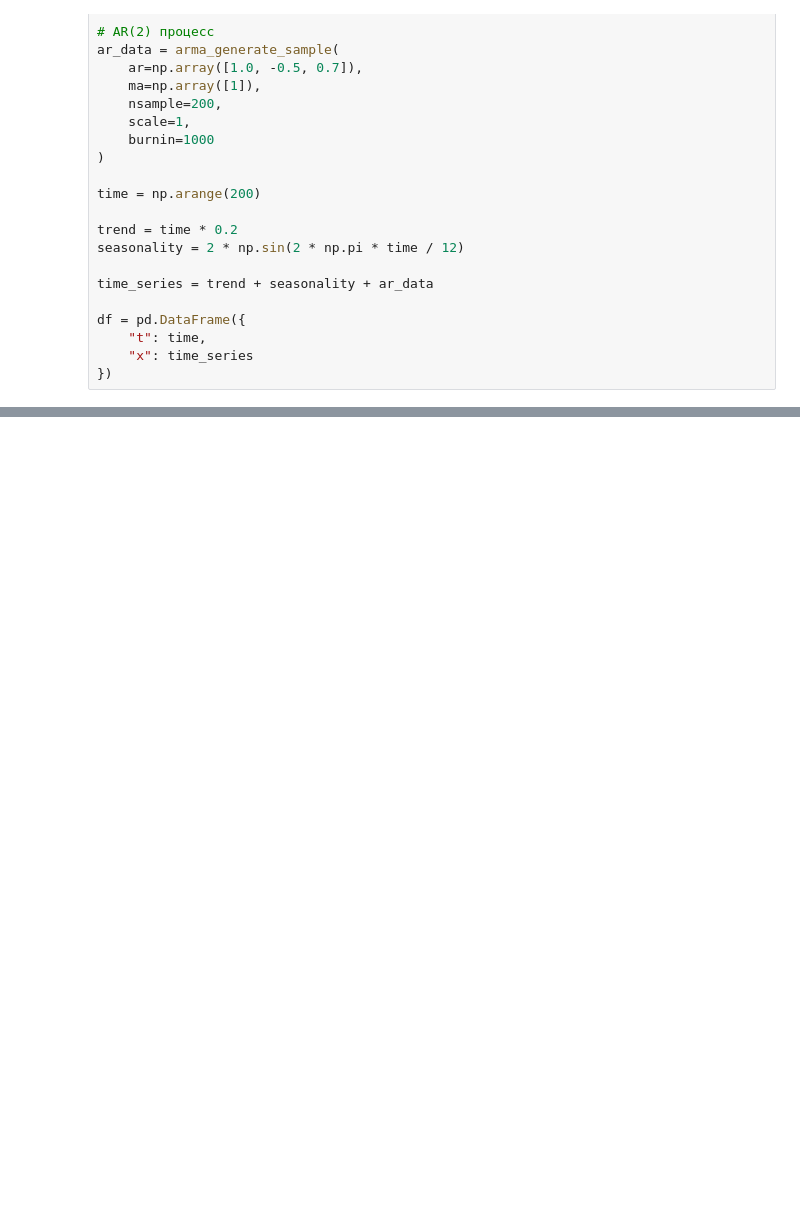
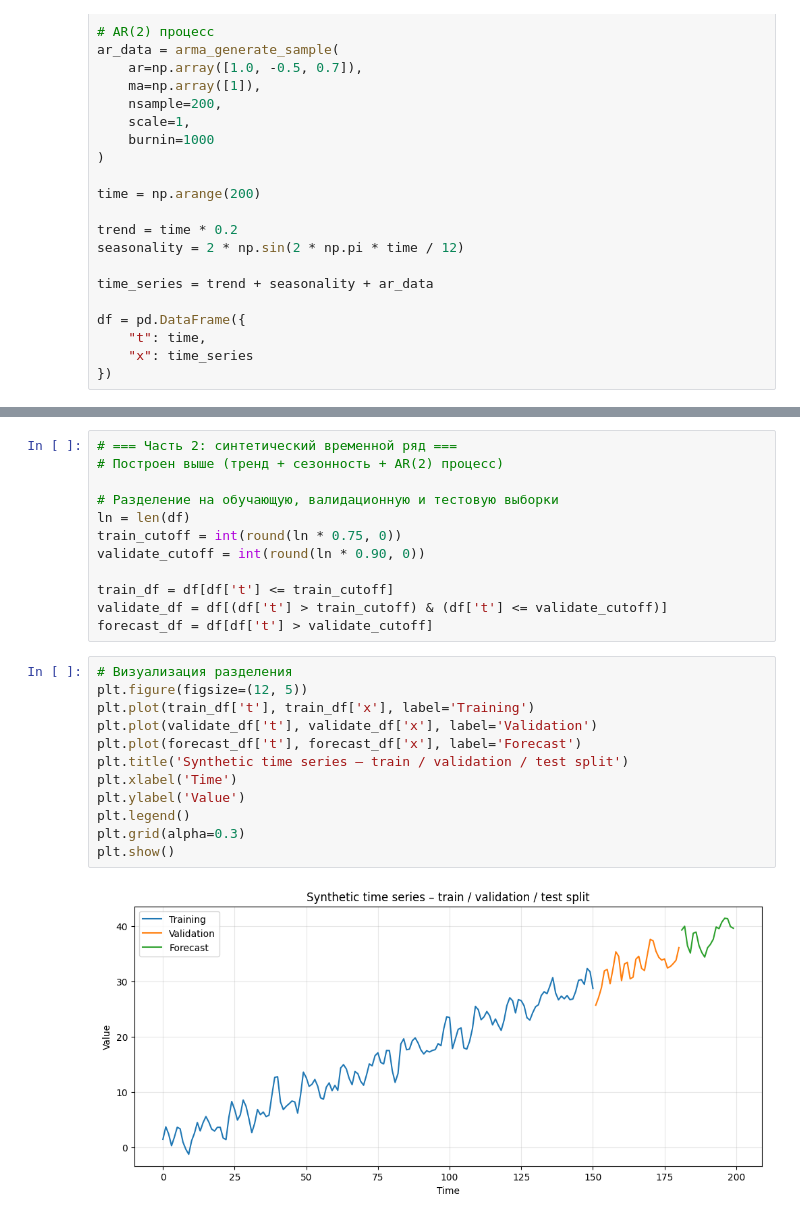
Before and after one commit to Thothmes/TimeSeriesLabs, a Jupyter notebook: practice3.ipynb, the cells around one changed output, grey strips where cells are left out. Drawn from its saved outputs; the diff is of its cells as text; blank space fills up the shorter version.

```diff
--- a/practice3.ipynb
+++ b/practice3.ipynb
@@ -686,0 +629,26 @@ print(metrics_val)
+# %%
+# === Часть 2: синтетический временной ряд ===
+# Построен выше (тренд + сезонность + AR(2) процесс)
+
+# Разделение на обучающую, валидационную и тестовую выборки
+ln = len(df)
+train_cutoff = int(round(ln * 0.75, 0))
+validate_cutoff = int(round(ln * 0.90, 0))
+
+train_df = df[df['t'] <= train_cutoff]
+validate_df = df[(df['t'] > train_cutoff) & (df['t'] <= validate_cutoff)]
+forecast_df = df[df['t'] > validate_cutoff]
+# %%
+# Визуализация разделения
+plt.figure(figsize=(12, 5))
+plt.plot(train_df['t'], train_df['x'], label='Training')
+plt.plot(validate_df['t'], validate_df['x'], label='Validation')
+plt.plot(forecast_df['t'], forecast_df['x'], label='Forecast')
+plt.title('Synthetic time series – train / validation / test split')
+plt.xlabel('Time')
+plt.ylabel('Value')
+plt.legend()
+plt.grid(alpha=0.3)
+plt.show()
+# %% [output]
+[figure, added]
```
Also changed, not shown: parts of 18 cells of this notebook.
